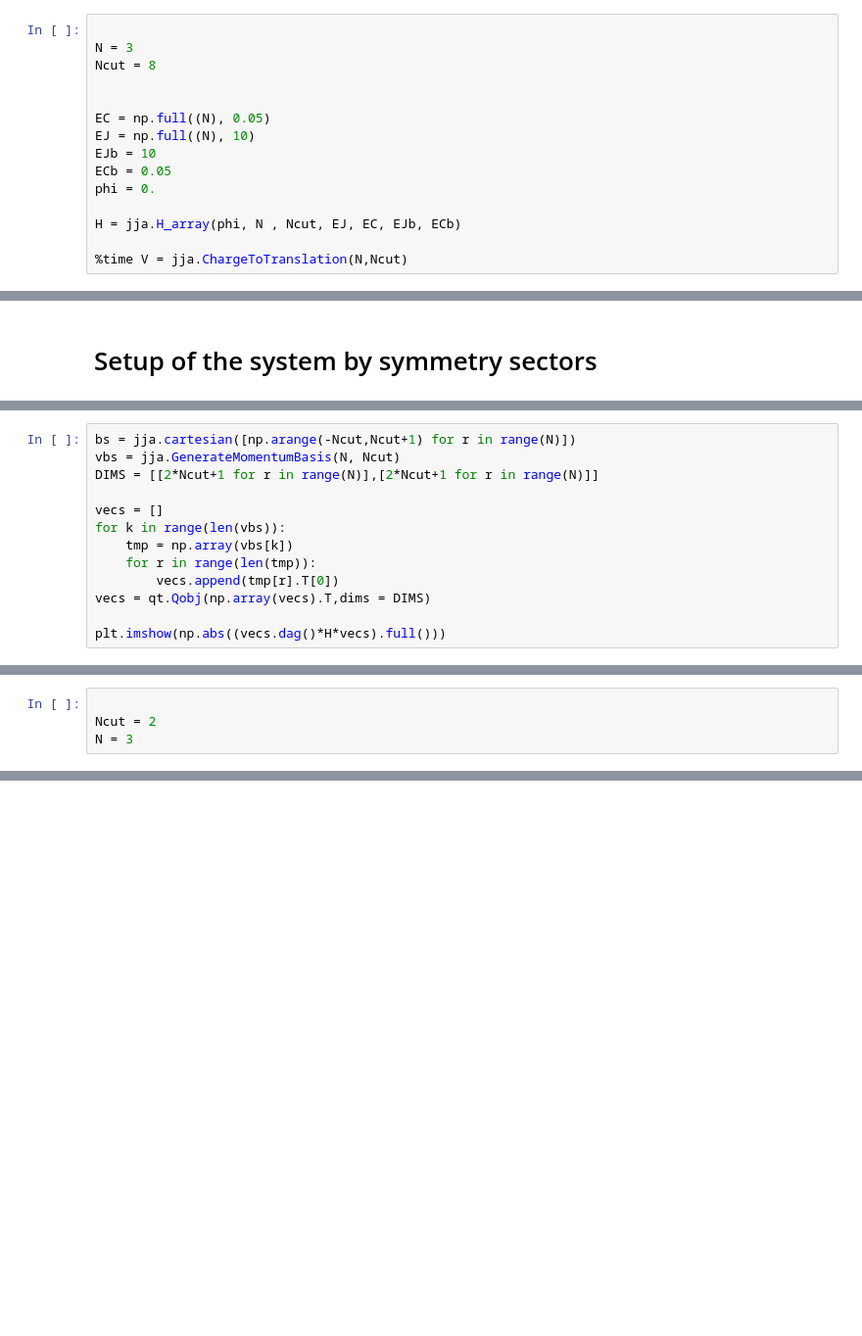
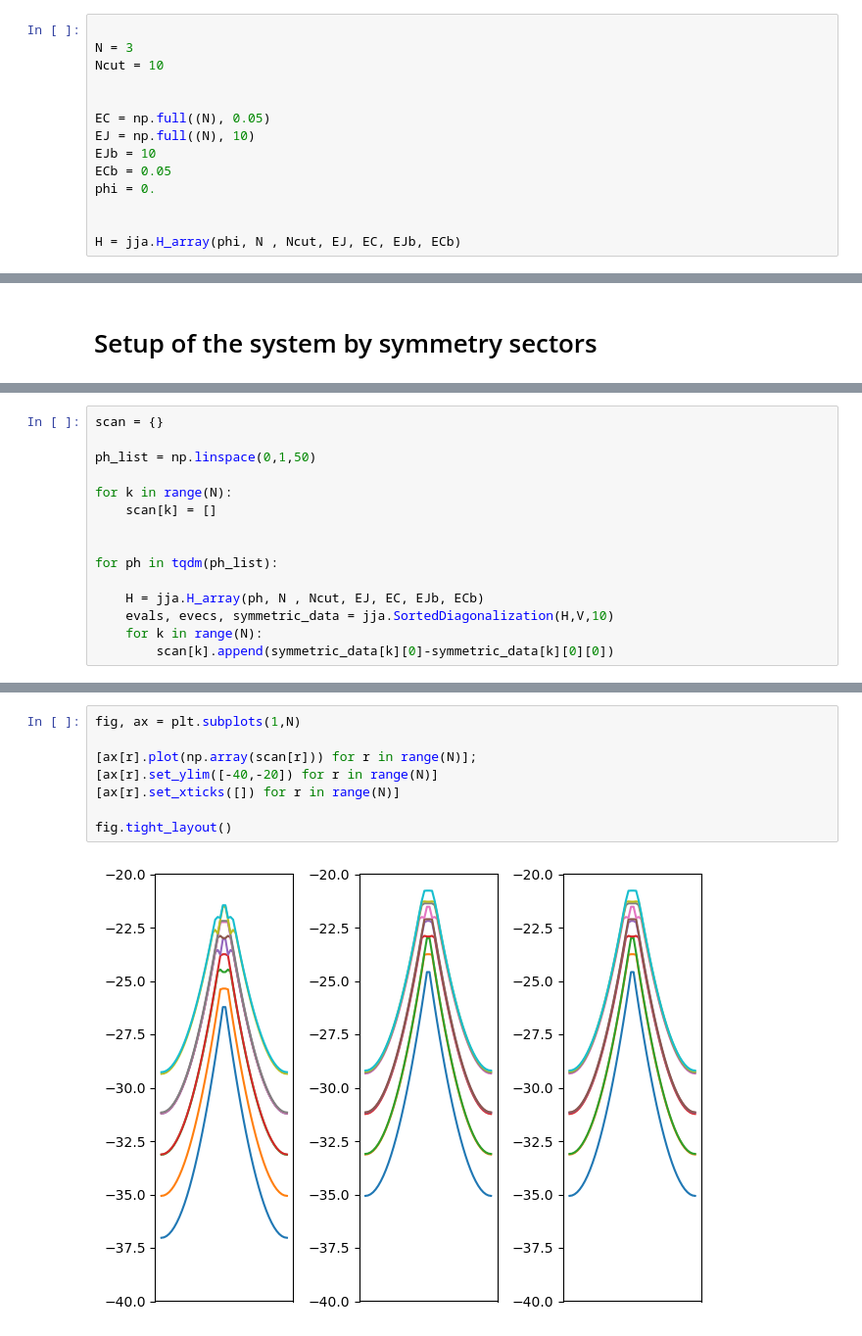
Before and after one commit to shemian29/JunctionArray, a Jupyter notebook: JJArray/Main.ipynb, the cells around one changed output, grey strips where cells are left out. Shown: that part at 98% size. Drawn from its saved outputs; the diff is of its cells as text; blank space fills up the shorter version.

Commit message:
Add diagonalization example by symmetry sectors in Main notebook

```diff
--- a/JJArray/Main.ipynb
+++ b/JJArray/Main.ipynb
@@ -8,7 +12,7 @@ import numpy as np
 # %%
 
 N = 3
-Ncut = 8
+Ncut = 10
 
 
 EC = np.full((N), 0.05)
@@ -17,6 +21,5 @@ EJb = 10
 ECb = 0.05
 phi = 0.
 
+
 H = jja.H_array(phi, N , Ncut, EJ, EC, EJb, ECb)
-
-%time V = jja.ChargeToTranslation(N,Ncut)
@@ -35,13 +27,0 @@ evals, evecs, symmetric_data = jja.SortedDiagonalization(H,V,10)
-# %%
-bs = jja.cartesian([np.arange(-Ncut,Ncut+1) for r in range(N)])
-vbs = jja.GenerateMomentumBasis(N, Ncut)
-DIMS = [[2*Ncut+1 for r in range(N)],[2*Ncut+1 for r in range(N)]]
-
-vecs = []
-for k in range(len(vbs)):
-    tmp = np.array(vbs[k])
-    for r in range(len(tmp)):
-        vecs.append(tmp[r].T[0])
-vecs = qt.Qobj(np.array(vecs).T,dims = DIMS)
-
-plt.imshow(np.abs((vecs.dag()*H*vecs).full()))
@@ -70,4 +27,0 @@ vbs
-# %%
-
-Ncut = 2
-N = 3
@@ -81,0 +40,15 @@ Wall time: 128 ms
+# %%
+scan = {}
+
+ph_list = np.linspace(0,1,50)
+
+for k in range(N):
+    scan[k] = []
+
+
+for ph in tqdm(ph_list):
+
+    H = jja.H_array(ph, N , Ncut, EJ, EC, EJb, ECb)
+    evals, evecs, symmetric_data = jja.SortedDiagonalization(H,V,10)
+    for k in range(N):
+        scan[k].append(symmetric_data[k][0]-symmetric_data[k][0][0])
@@ -81,0 +59,10 @@ Wall time: 128 ms
+# %%
+fig, ax = plt.subplots(1,N)
+
+[ax[r].plot(np.array(scan[r])) for r in range(N)];
+[ax[r].set_ylim([-40,-20]) for r in range(N)]
+[ax[r].set_xticks([]) for r in range(N)]
+
+fig.tight_layout()
+# %% [output]
+[figure, added]
```
Also changed, not shown: parts of 12 cells of this notebook.
